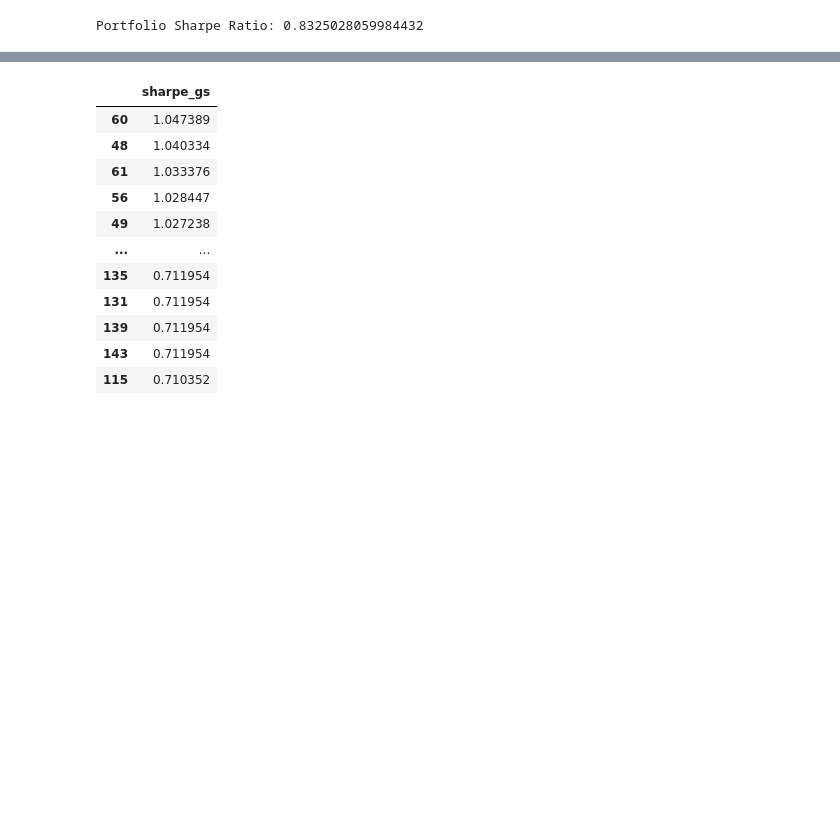
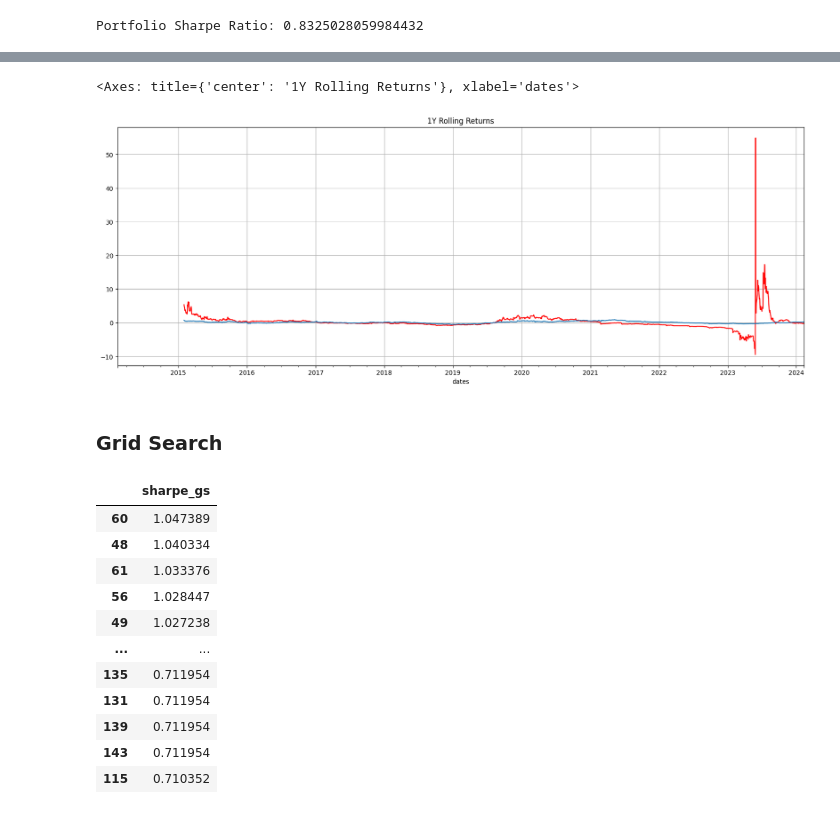
Before and after one commit to vcnzbrgd/Mean-Reverting-Strategy-and-Trades-Optimal-Sizing, a Jupyter notebook: mean_reverting_strategy.ipynb, the cells around one changed output, grey strips where cells are left out. Cells and saved outputs as stored; diff of their text form; code cells hidden in the pictures; blank space fills up the shorter version.

```diff
--- a/mean_reverting_strategy.ipynb
+++ b/mean_reverting_strategy.ipynb
@@ -110,3 +173,11 @@ Portfolio Sharpe Ratio: 0.8325028059984432
+# %%
+(nav_new.pct_change().fillna(0)+1).cumprod().pct_change(252).plot(color='red')
+(nav.pct_change().fillna(0)+1).cumprod().pct_change(252).plot(figsize=(20,7), grid=True, title='1Y Rolling Returns')
+# %% [output]
+<Axes: title={'center': '1Y Rolling Returns'}, xlabel='dates'>
+[figure, added]
+# %% [markdown]
+### Grid Search
 # %%
 # Grid search for strategy optimal paramenters
 
```
Also changed, not shown: parts of 14 cells of this notebook, 1 other file.
